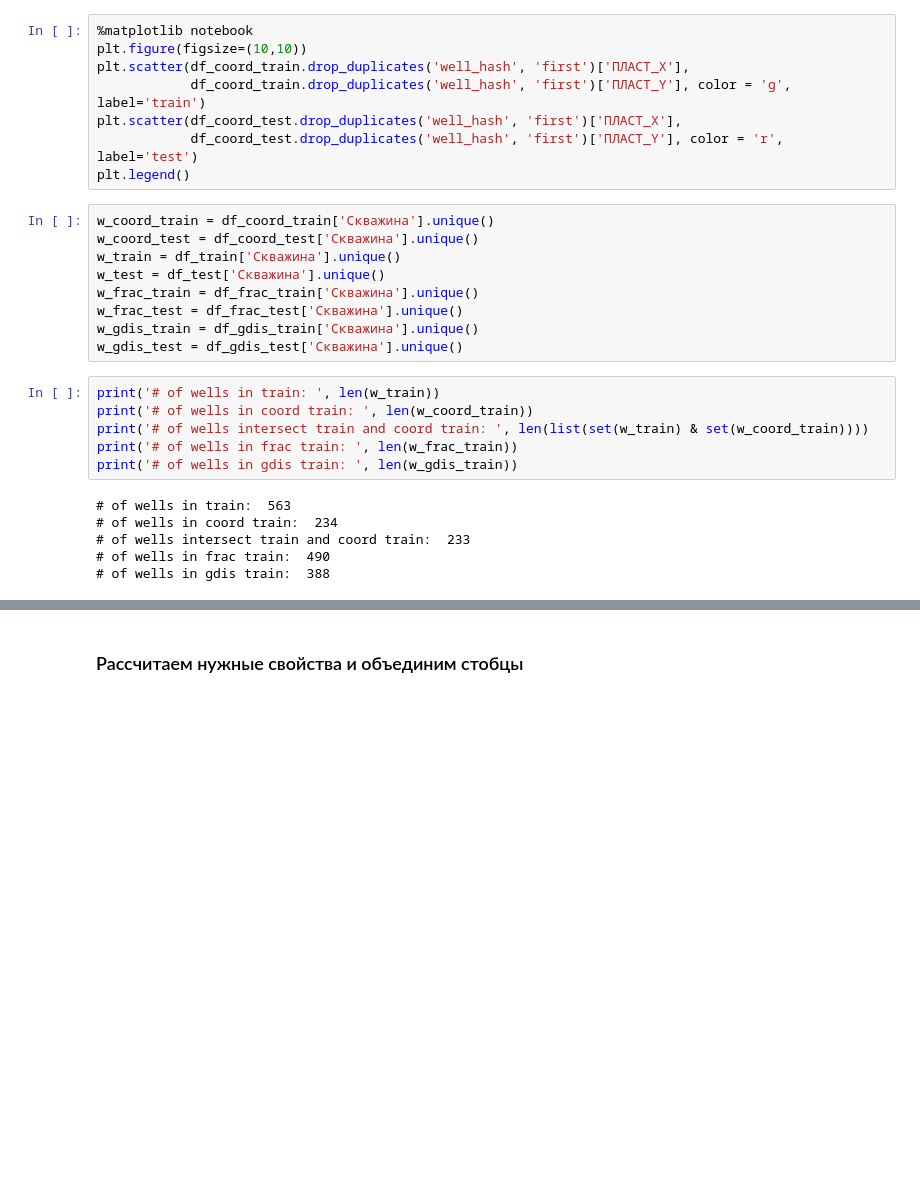
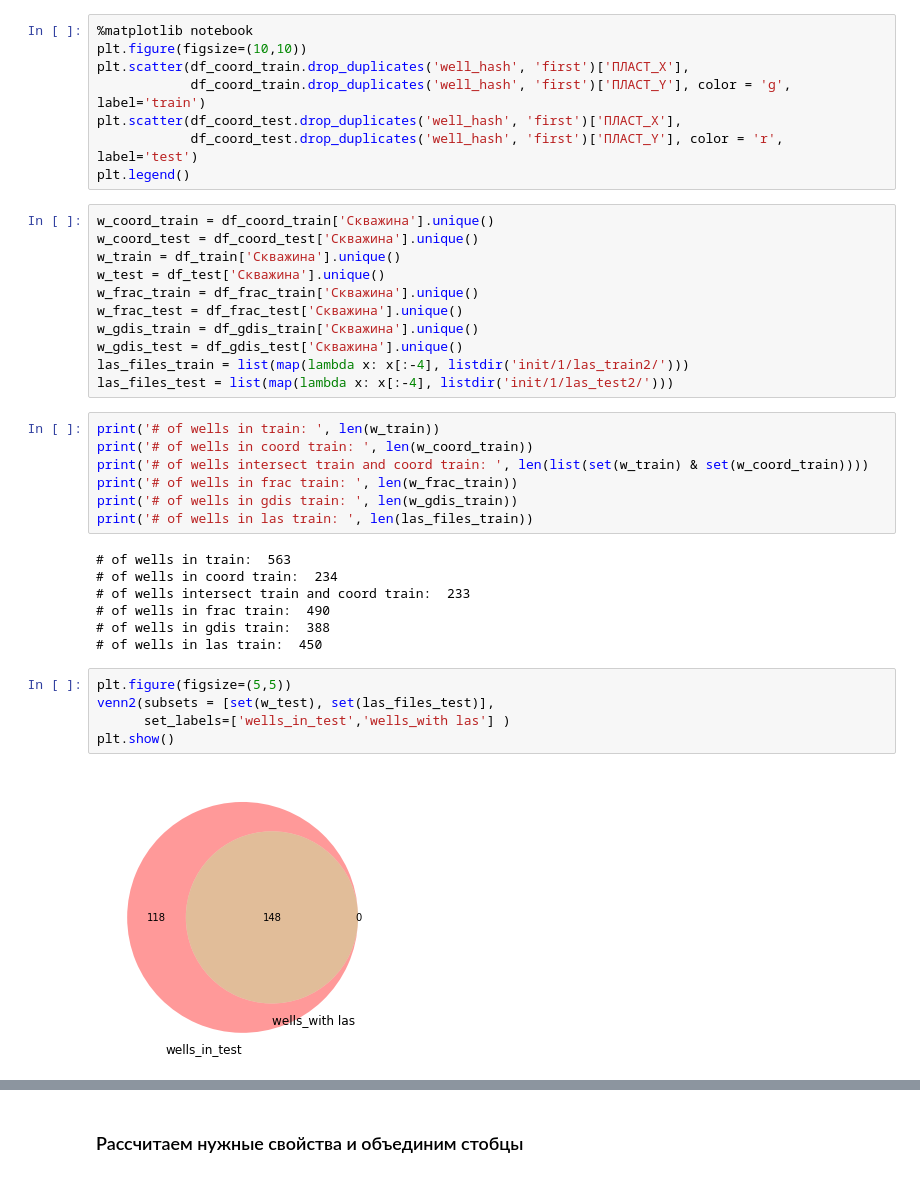
Before and after one commit to koskotG/gpn_comp, a Jupyter notebook: kg_eda.ipynb, the cells around one changed output, grey strips where cells are left out. Saved outputs shown, nothing was run; the diff lists cells and outputs as text; blank space fills up the shorter version.

```diff
--- a/kg_eda.ipynb
+++ b/kg_eda.ipynb
@@ -68,18 +79,29 @@ w_frac_train = df_frac_train['Скважина'].unique()
 w_frac_test = df_frac_test['Скважина'].unique()
 w_gdis_train = df_gdis_train['Скважина'].unique()
 w_gdis_test = df_gdis_test['Скважина'].unique()
+las_files_train = list(map(lambda x: x[:-4], listdir('init/1/las_train2/')))
+las_files_test = list(map(lambda x: x[:-4], listdir('init/1/las_test2/')))
 # %%
 print('# of wells in train: ', len(w_train))
 print('# of wells in coord train: ', len(w_coord_train))
 print('# of wells intersect train and coord train: ', len(list(set(w_train) & set(w_coord_train))))
 print('# of wells in frac train: ', len(w_frac_train))
 print('# of wells in gdis train: ', len(w_gdis_train))
+print('# of wells in las train: ', len(las_files_train))
 # %% [output]
 # of wells in train:  563
 # of wells in coord train:  234
 # of wells intersect train and coord train:  233
 # of wells in frac train:  490
 # of wells in gdis train:  388
+# of wells in las train:  450
+# %%
+plt.figure(figsize=(5,5))
+venn2(subsets = [set(w_test), set(las_files_test)],
+      set_labels=['wells_in_test','wells_with las'] )
+plt.show()
+# %% [output]
+[figure, added]
 # %%
 print('# of wells in test: ', len(w_test))
 print('# of wells in coord test: ', len(w_coord_test))
```
Also changed, not shown: parts of 57 cells of this notebook, 4 other files.
